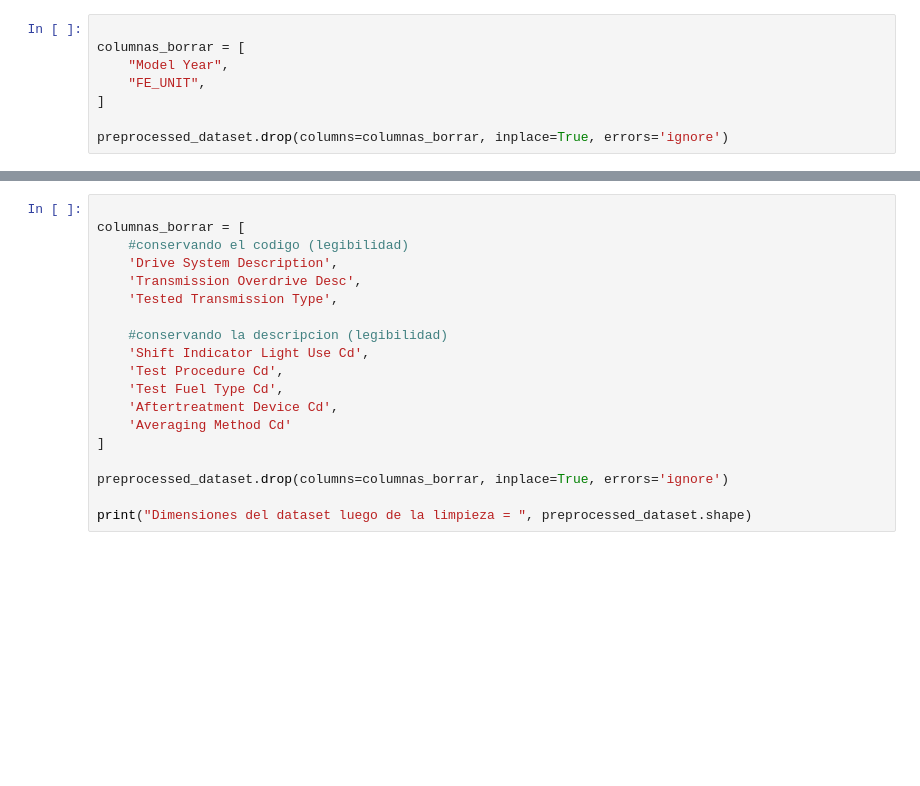
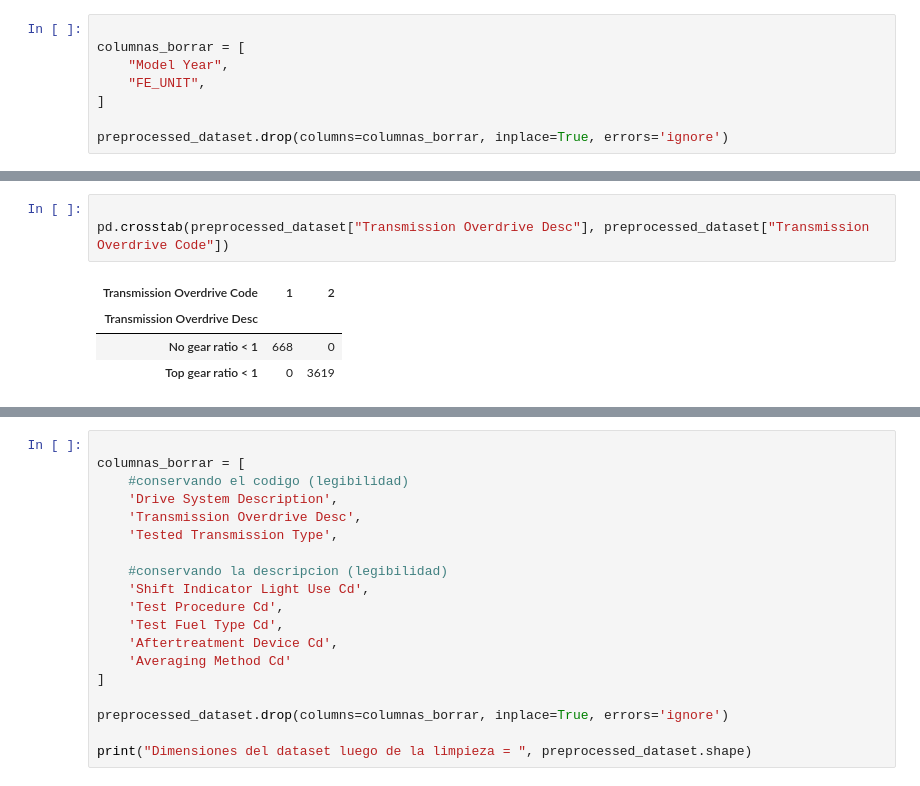
Before and after one commit to mdelrosariocoronado/tpe_fundamentos_2026, a Jupyter notebook: entrega.ipynb, the cells around one changed output, grey strips where cells are left out. Drawn from its saved outputs; the diff is of its cells as text; blank space fills up the shorter version.

```diff
--- a/entrega.ipynb
+++ b/entrega.ipynb
@@ -52,0 +79,8 @@ preprocessed_dataset.drop(columns=columnas_borrar, inplace=True, errors='ignore'
+# %%
+
+pd.crosstab(preprocessed_dataset["Transmission Overdrive Desc"], preprocessed_dataset["Transmission Overdrive Code"])
+# %% [output]
+| Transmission Overdrive Code | 1 | 2 |
+| Transmission Overdrive Desc |  |  |
+| No gear ratio < 1 | 668 | 0 |
+| Top gear ratio < 1 | 0 | 3619 |
```
Also changed, not shown: parts of 6 cells of this notebook.
